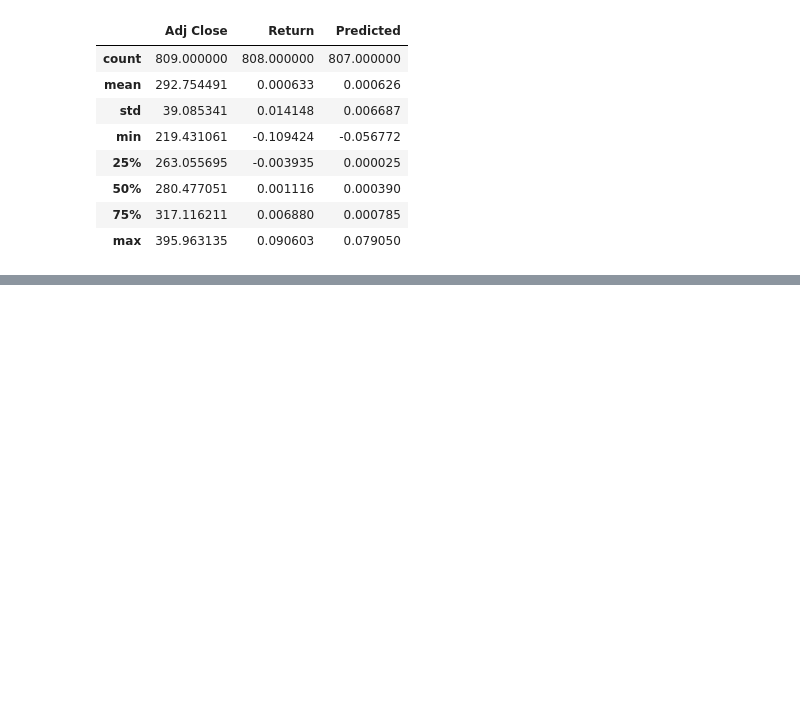
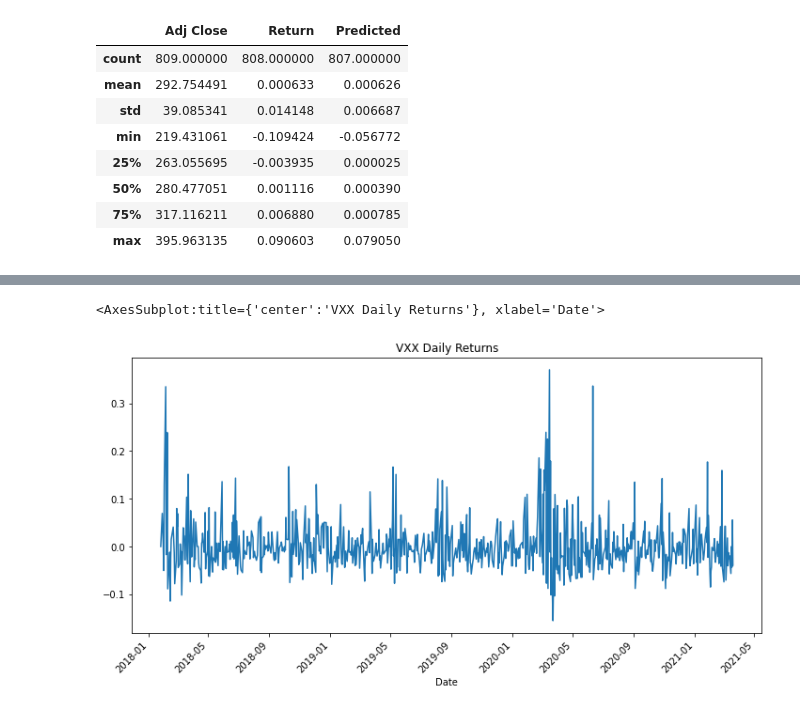
Before and after one commit to dbogatic/stock-evaluation, a Jupyter notebook: stock_price_predictors/regression_models/markov_regime_shift.ipynb, the cells around one changed output, grey strips where cells are left out. Saved outputs shown, nothing was run; the diff lists cells and outputs as text; code cells hidden in the pictures; blank space fills up the shorter version.

```diff
--- a/stock_price_predictors/regression_models/markov_regime_shift.ipynb
+++ b/stock_price_predictors/regression_models/markov_regime_shift.ipynb
@@ -204,0 +216,8 @@ stock_prices.describe()
+# %%
+# Read in VIX price (Adj Close) data from csv file (Adj Close prices pulled from the yahoo_historical.ipynb)
+vix_prices = pd.read_csv("/Users/draganbogatic/Documents/Fin_Tech/stock-evaluation/Resources/VXX_stock_historical_prices.csv", parse_dates=True, index_col='Date')
+
+#We will use daily returns from 2018-2021
+vix_prices = vix_prices.loc['2018':'2021']
+vix_prices = vix_prices.dropna()
+vix_prices.head()
@@ -204,0 +232,7 @@ stock_prices.describe()
+# %%
+# Calculate daily return
+vix_prices["Return"] = vix_prices['Adj Close'].pct_change()
+vix_return = vix_prices["Return"]
+vix_return = vix_return.asfreq('S')
+vix_return = vix_return.dropna()
+vix_return.head()
@@ -204,0 +247,6 @@ stock_prices.describe()
+# %%
+# Plot daily returns
+vix_return.plot(title='VXX Daily Returns',figsize=(12,6),rot=45)
+# %% [output]
+<AxesSubplot:title={'center':'VXX Daily Returns'}, xlabel='Date'>
+[figure, added]
```
Also changed, not shown: parts of 28 cells of this notebook.
